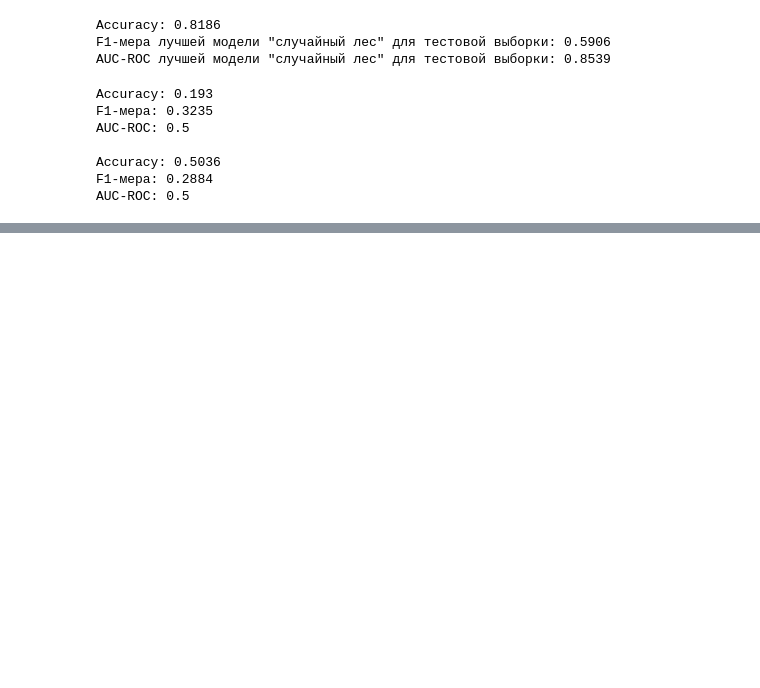
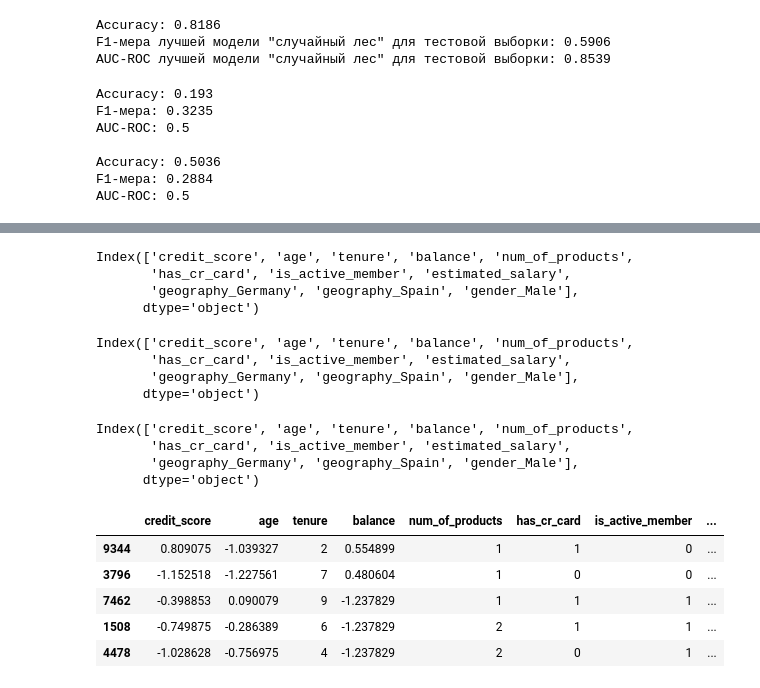
Before and after one commit to Vasilenko-SD/customer_outflow, a Jupyter notebook: customer_outflow.ipynb, the cells around one changed output, grey strips where cells are left out. Saved outputs shown, nothing was run; the diff lists cells and outputs as text; code cells hidden in the pictures; blank space fills up the shorter version.

```diff
--- a/customer_outflow.ipynb
+++ b/customer_outflow.ipynb
@@ -958,0 +1011,6 @@ AUC-ROC: 0.5
+# %%
+#Валид 60%
+features_train_v2, features_validtest_v2, target_train_v2, target_validtest_v2 = train_test_split(features_v2,
+                                                    target_v2,
+                                                    train_size=0.6,
+                                                    random_state=12345)
@@ -958,0 +1023,4 @@ AUC-ROC: 0.5
+# %%
+features_train_v2 = pd.get_dummies(features_train_v2, columns=['geography', 'gender'], drop_first=True).astype('int')
+features_valid_v2 = pd.get_dummies(features_valid_v2, columns=['geography', 'gender'], drop_first=True).astype('int')
+features_test_v2 = pd.get_dummies(features_test_v2, columns=['geography', 'gender'], drop_first=True).astype('int')
@@ -958,0 +1035,40 @@ AUC-ROC: 0.5
+# %%
+features_train_v2.columns
+# %% [output]
+Index(['credit_score', 'age', 'tenure', 'balance', 'num_of_products',
+       'has_cr_card', 'is_active_member', 'estimated_salary',
+       'geography_Germany', 'geography_Spain', 'gender_Male'],
+      dtype='object')
+# %%
+features_valid_v2.columns
+# %% [output]
+Index(['credit_score', 'age', 'tenure', 'balance', 'num_of_products',
+       'has_cr_card', 'is_active_member', 'estimated_salary',
+       'geography_Germany', 'geography_Spain', 'gender_Male'],
+      dtype='object')
+# %%
+features_test_v2.columns
+# %% [output]
+Index(['credit_score', 'age', 'tenure', 'balance', 'num_of_products',
+       'has_cr_card', 'is_active_member', 'estimated_salary',
+       'geography_Germany', 'geography_Spain', 'gender_Male'],
+      dtype='object')
+# %%
+pd.options.mode.chained_assignment = None
+
+numeric = ['credit_score', 'age', 'balance', 'estimated_salary']
+# %%
+scaler = StandardScaler()
+scaler.fit(features_train_v2[numeric])
+features_train_v2[numeric] = scaler.transform(features_train_v2[numeric])
+features_valid_v2[numeric] = scaler.transform(features_valid_v2[numeric])
+features_test_v2[numeric] = scaler.transform(features_test_v2[numeric])
+# %%
+features_train_v2.head()
+# %% [output]
+|  | credit_score | age | tenure | balance | num_of_products | has_cr_card | is_active_member | ... |
+| 9344 | 0.809075 | -1.039327 | 2 | 0.554899 | 1 | 1 | 0 | ... |
+| 3796 | -1.152518 | -1.227561 | 7 | 0.480604 | 1 | 0 | 0 | ... |
+| 7462 | -0.398853 | 0.090079 | 9 | -1.237829 | 1 | 1 | 1 | ... |
+| 1508 | -0.749875 | -0.286389 | 6 | -1.237829 | 2 | 1 | 1 | ... |
+| 4478 | -1.028628 | -0.756975 | 4 | -1.237829 | 2 | 0 | 1 | ... |
```
Also changed, not shown: parts of 49 cells of this notebook.
